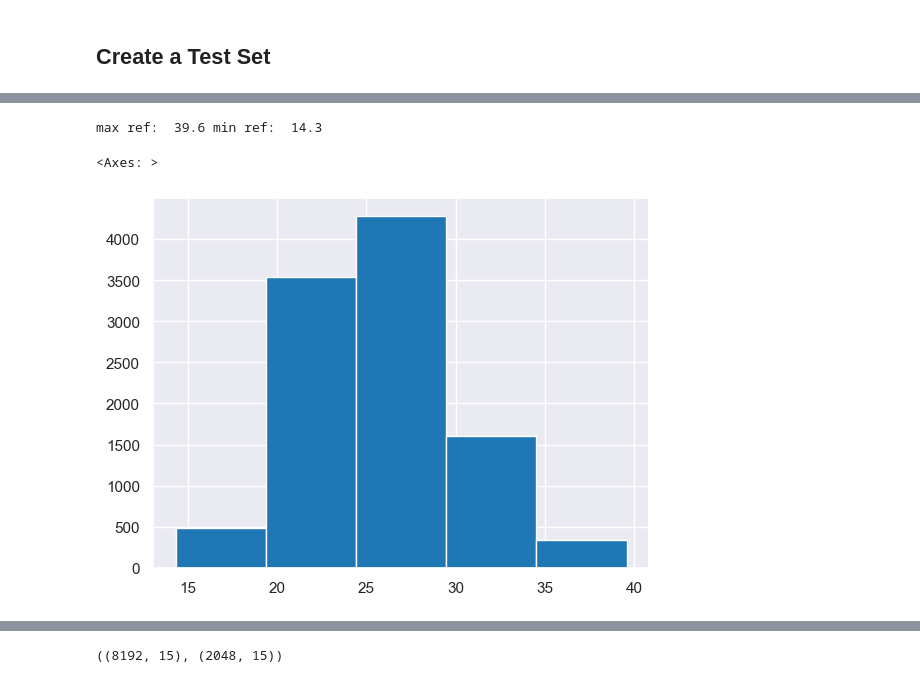
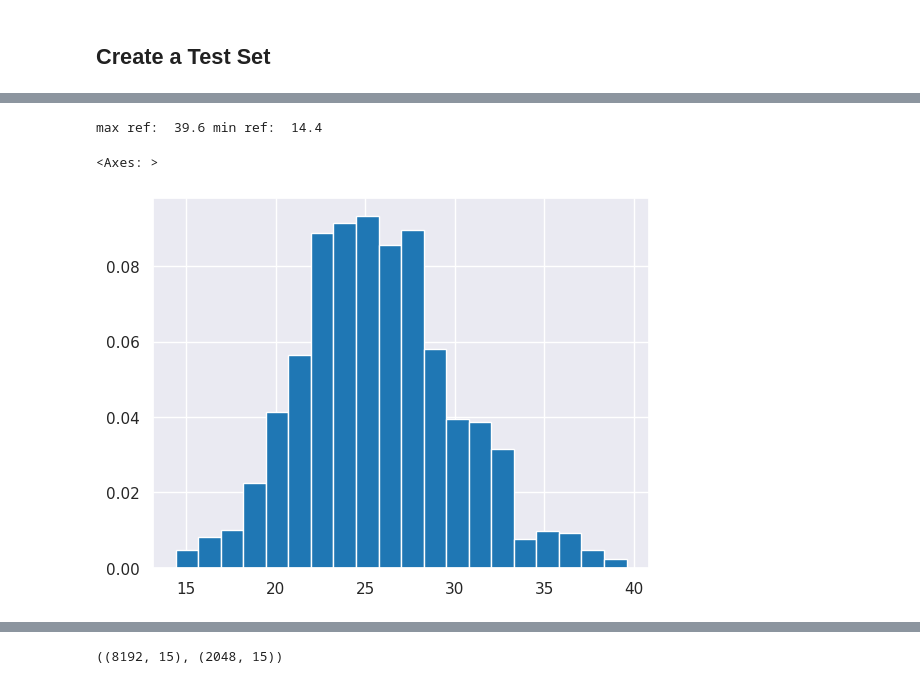
Before and after one commit to LounesAl/paris-housing, a Jupyter notebook: paris_housing.ipynb, the cells around one changed output, grey strips where cells are left out. Drawn from its saved outputs; the diff is of its cells as text; code cells hidden in the pictures.

```diff
--- a/paris_housing.ipynb
+++ b/paris_housing.ipynb
@@ -162,10 +162,10 @@ train_set.shape, test_set.shape
 # %%
-print('max ref: ', paris_housing.ref.max(), 'min ref: ', paris_housing.ref.min())
-paris_housing.ref.hist(bins=5)
+print('max ref: ', test_set.ref.max(), 'min ref: ', test_set.ref.min())
+test_set.ref.hist(bins=20,  density=True)
 # %% [output]
-max ref:  39.6 min ref:  14.3
+max ref:  39.6 min ref:  14.4
 <Axes: >
-[figure, old version]
+[figure, new version]
 # %%
 paris_housing['ref_cat'] = pd.cut(paris_housing['ref'],
                                   bins=[10., 15., 20., 25., 30., 35, 40, np.inf],
```
Also changed, not shown: parts of 20 cells of this notebook, 2 other files.
